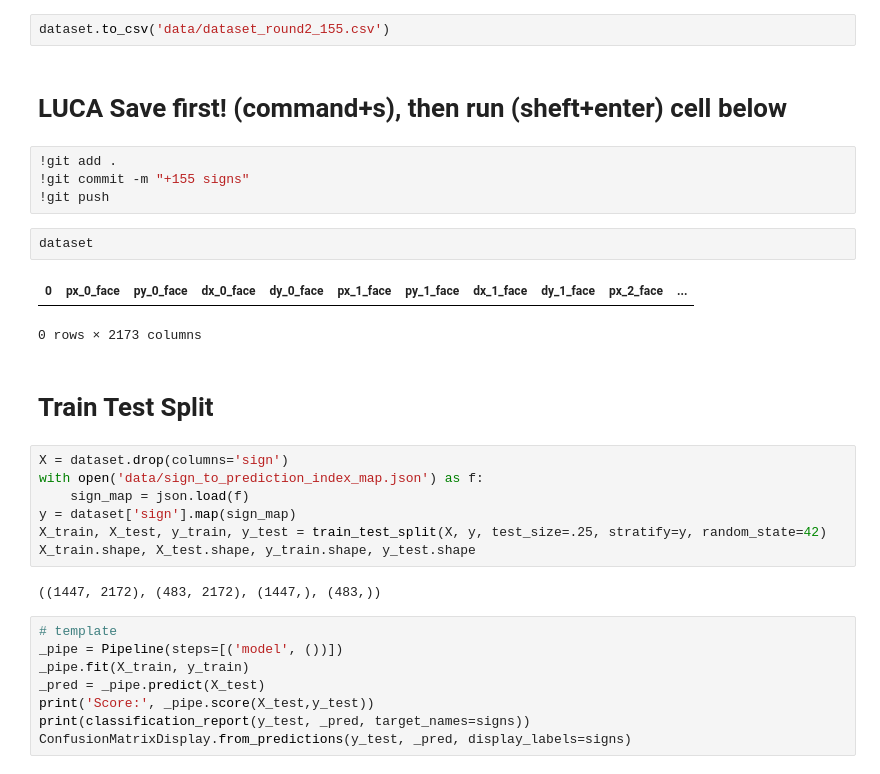
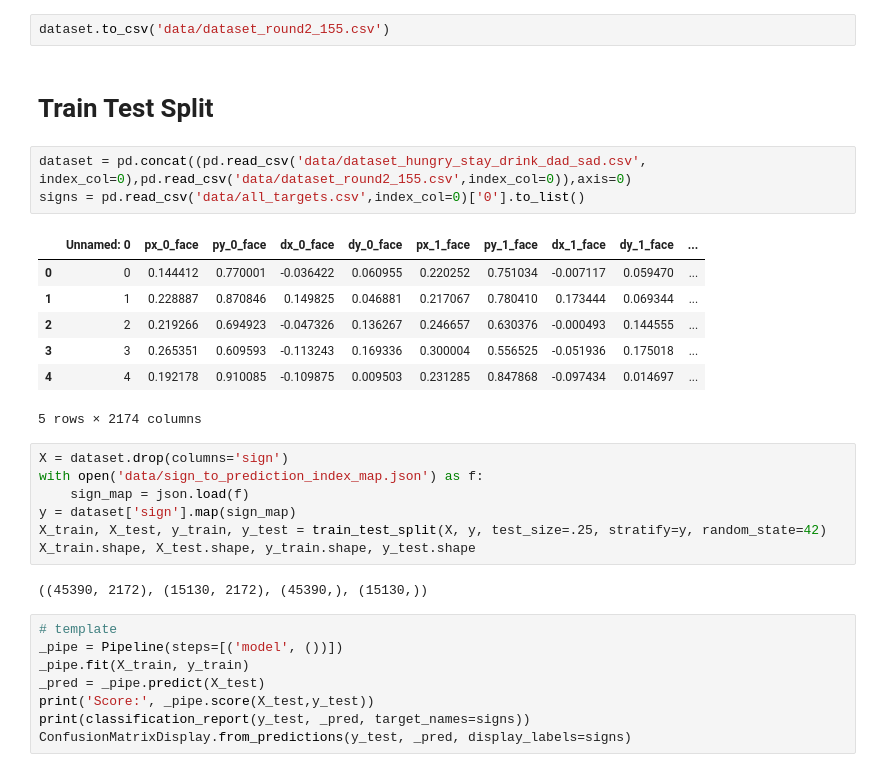
Before and after one commit to alexanderdaffara/AmericanSignLanguage_Classifier, a Jupyter notebook: AquiringData.ipynb, the cells around one changed output. Drawn from its saved outputs; the diff is of its cells as text.

```diff
--- a/AquiringData.ipynb
+++ b/AquiringData.ipynb
@@ -272,18 +272,18 @@ dataset
 # %%
 dataset.to_csv('data/dataset_round2_155.csv')
-# %% [markdown]
-# LUCA Save first! (command+s), then run (sheft+enter) cell below
-# %%
-!git add .
-!git commit -m "+155 signs"
-!git push
-# %%
-dataset
-# %% [output]
-| 0 | px_0_face | py_0_face | dx_0_face | dy_0_face | px_1_face | py_1_face | dx_1_face | dy_1_face | px_2_face | ... |
-0 rows × 2173 columns
 # %% [markdown]
 # Train Test Split
+# %%
+dataset = pd.concat((pd.read_csv('data/dataset_hungry_stay_drink_dad_sad.csv', index_col=0),pd.read_csv('data/dataset_round2_155.csv',index_col=0)),axis=0)
+signs = pd.read_csv('data/all_targets.csv',index_col=0)['0'].to_list()
+# %% [output]
+|  | Unnamed: 0 | px_0_face | py_0_face | dx_0_face | dy_0_face | px_1_face | py_1_face | dx_1_face | dy_1_face | ... |
+| 0 | 0 | 0.144412 | 0.770001 | -0.036422 | 0.060955 | 0.220252 | 0.751034 | -0.007117 | 0.059470 | ... |
+| 1 | 1 | 0.228887 | 0.870846 | 0.149825 | 0.046881 | 0.217067 | 0.780410 | 0.173444 | 0.069344 | ... |
+| 2 | 2 | 0.219266 | 0.694923 | -0.047326 | 0.136267 | 0.246657 | 0.630376 | -0.000493 | 0.144555 | ... |
+| 3 | 3 | 0.265351 | 0.609593 | -0.113243 | 0.169336 | 0.300004 | 0.556525 | -0.051936 | 0.175018 | ... |
+| 4 | 4 | 0.192178 | 0.910085 | -0.109875 | 0.009503 | 0.231285 | 0.847868 | -0.097434 | 0.014697 | ... |
+5 rows × 2174 columns
 # %%
 X = dataset.drop(columns='sign')
 with open('data/sign_to_prediction_index_map.json') as f:
@@ -292,7 +292,7 @@ y = dataset['sign'].map(sign_map)
 X_train, X_test, y_train, y_test = train_test_split(X, y, test_size=.25, stratify=y, random_state=42)
 X_train.shape, X_test.shape, y_train.shape, y_test.shape
 # %% [output]
-((1447, 2172), (483, 2172), (1447,), (483,))
+((45390, 2172), (15130, 2172), (45390,), (15130,))
 # %%
 # template
 _pipe = Pipeline(steps=[('model', ())])
```
Also changed, not shown: parts of 12 cells of this notebook.
